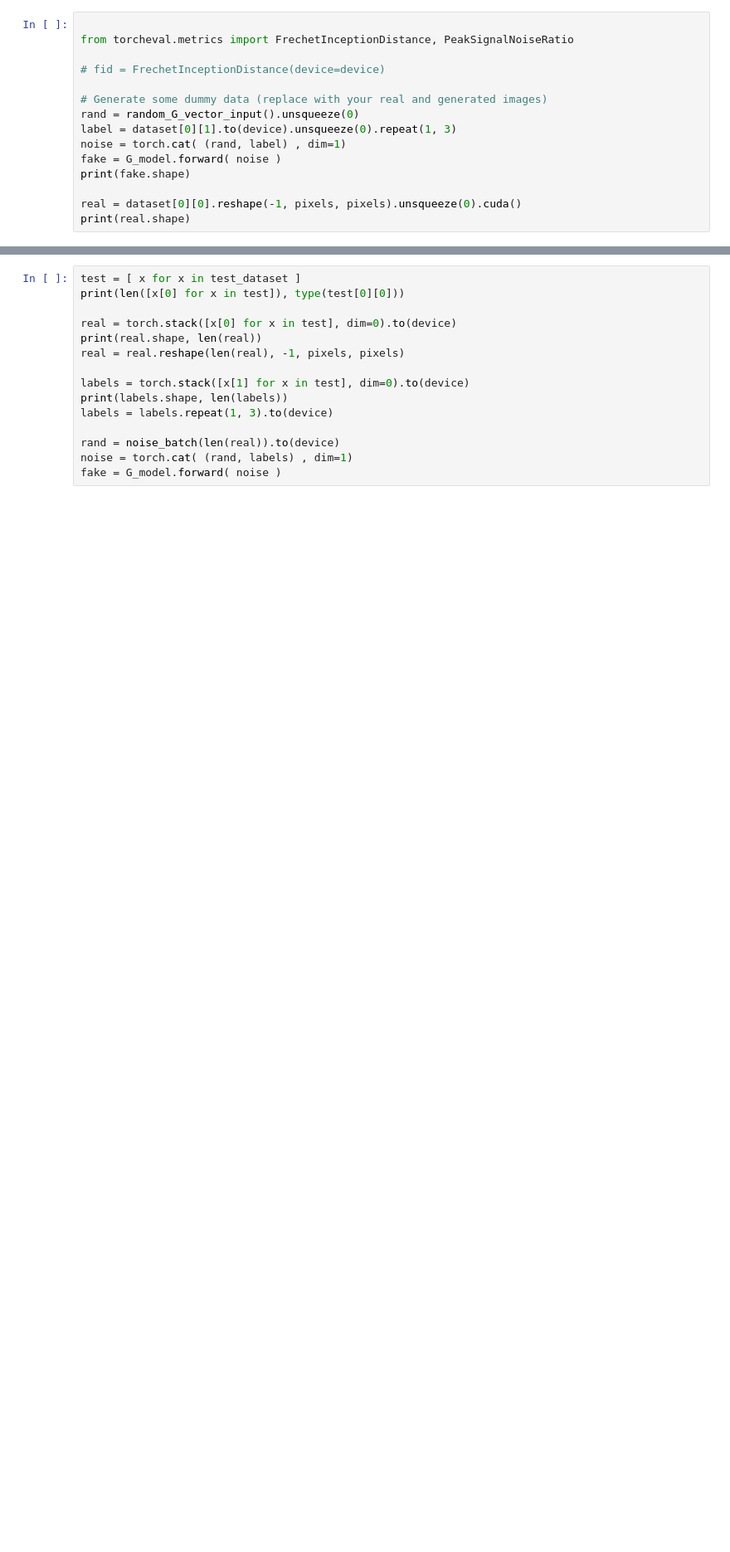
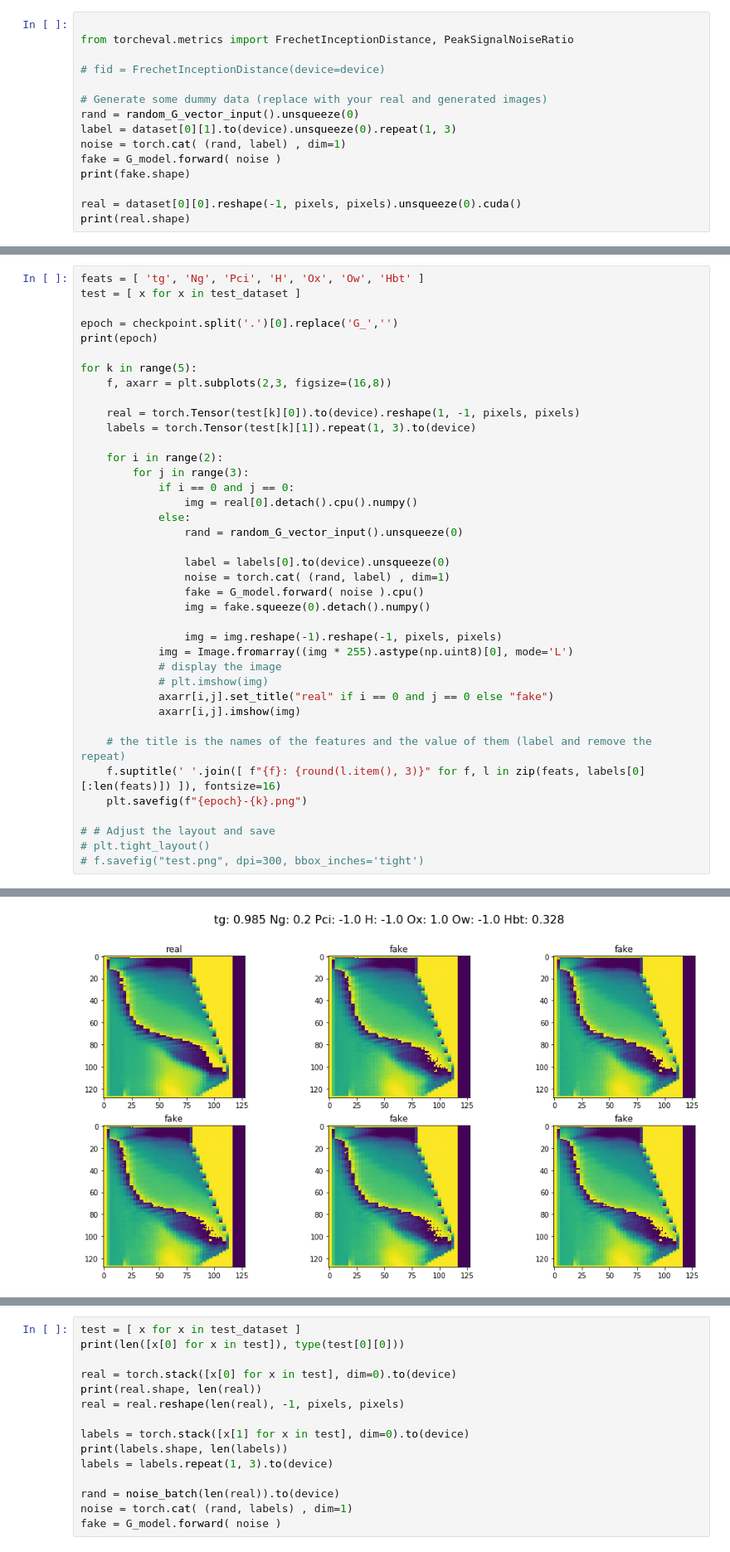
Before and after one commit to JoeyShapiro/blast-furnace-cgan, a Jupyter notebook: cgan.ipynb, the cells around one changed output, grey strips where cells are left out. Shown at 83% size. Drawn from its saved outputs; the diff is of its cells as text; blank space fills up the shorter version.

```diff
--- a/cgan.ipynb
+++ b/cgan.ipynb
@@ -960,0 +945,40 @@ print(real.shape)
+# %%
+feats = [ 'tg', 'Ng', 'Pci', 'H', 'Ox', 'Ow', 'Hbt' ]
+test = [ x for x in test_dataset ]
+
+epoch = checkpoint.split('.')[0].replace('G_','')
+print(epoch)
+
+for k in range(5):
+    f, axarr = plt.subplots(2,3, figsize=(16,8))
+
+    real = torch.Tensor(test[k][0]).to(device).reshape(1, -1, pixels, pixels)
+    labels = torch.Tensor(test[k][1]).repeat(1, 3).to(device)
+
+    for i in range(2):
+        for j in range(3):
+            if i == 0 and j == 0:
+                img = real[0].detach().cpu().numpy()
+            else:
+                rand = random_G_vector_input().unsqueeze(0)
+
+                label = labels[0].to(device).unsqueeze(0)
+                noise = torch.cat( (rand, label) , dim=1)
+                fake = G_model.forward( noise ).cpu()
+                img = fake.squeeze(0).detach().numpy()
+
+                img = img.reshape(-1).reshape(-1, pixels, pixels)
+            img = Image.fromarray((img * 255).astype(np.uint8)[0], mode='L')
+            # display the image
+            # plt.imshow(img)
+            axarr[i,j].set_title("real" if i == 0 and j == 0 else "fake")
+            axarr[i,j].imshow(img)
+
+    # the title is the names of the features and the value of them (label and remove the repeat)
+    f.suptitle(' '.join([ f"{f}: {round(l.item(), 3)}" for f, l in zip(feats, labels[0][:len(feats)]) ]), fontsize=16)
+    plt.savefig(f"{epoch}-{k}.png")
+
+# # Adjust the layout and save
+# plt.tight_layout()
+# f.savefig("test.png", dpi=300, bbox_inches='tight')
+# %% [output]
@@ -960,0 +986 @@ print(real.shape)
+[figure, added]
```
Also changed, not shown: parts of 7 cells of this notebook.
